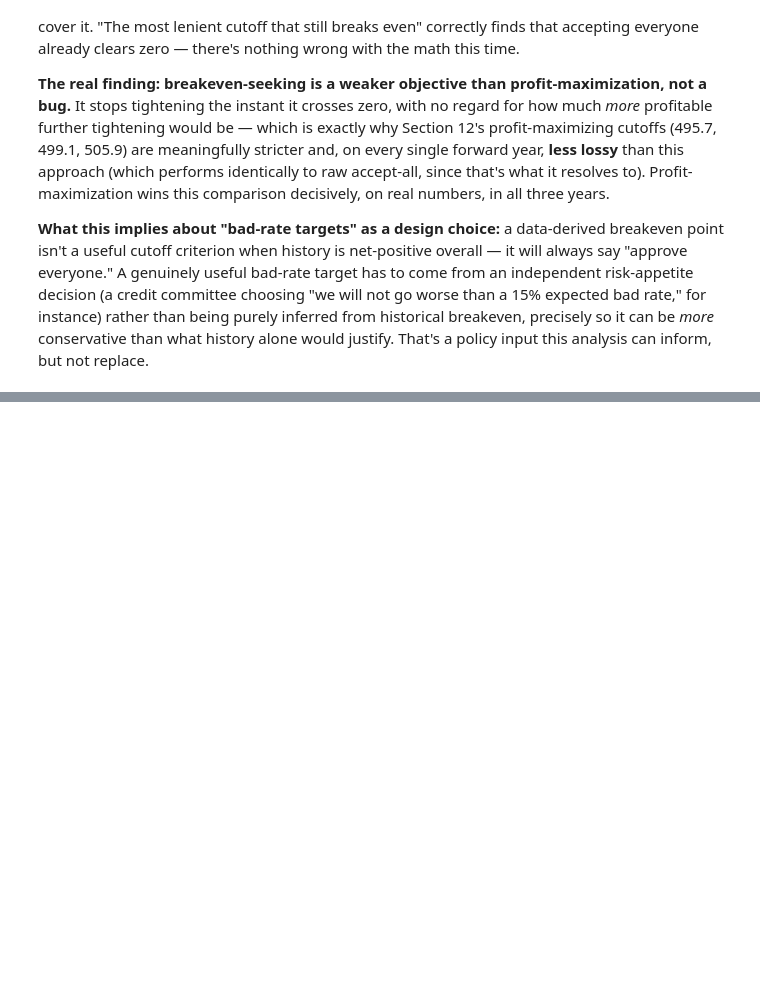
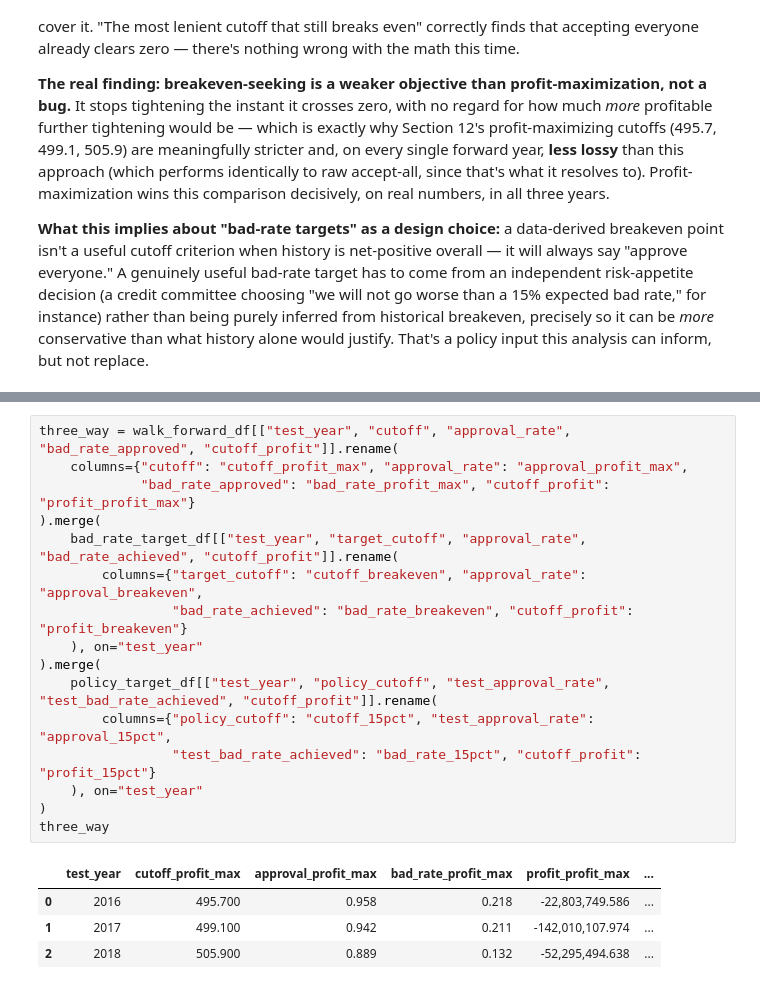
Before and after one commit to andreastio/credit-risk-strategy-lendingclub, a Jupyter notebook: notebooks/scorecard.ipynb, the cells around one changed output, grey strips where cells are left out. Cells and saved outputs as stored; diff of their text form; blank space fills up the shorter version.

```diff
--- a/notebooks/scorecard.ipynb
+++ b/notebooks/scorecard.ipynb
@@ -1299,0 +1378,21 @@ replace.
+# %%
+three_way = walk_forward_df[["test_year", "cutoff", "approval_rate", "bad_rate_approved", "cutoff_profit"]].rename(
+    columns={"cutoff": "cutoff_profit_max", "approval_rate": "approval_profit_max",
+             "bad_rate_approved": "bad_rate_profit_max", "cutoff_profit": "profit_profit_max"}
+).merge(
+    bad_rate_target_df[["test_year", "target_cutoff", "approval_rate", "bad_rate_achieved", "cutoff_profit"]].rename(
+        columns={"target_cutoff": "cutoff_breakeven", "approval_rate": "approval_breakeven",
+                 "bad_rate_achieved": "bad_rate_breakeven", "cutoff_profit": "profit_breakeven"}
+    ), on="test_year"
+).merge(
+    policy_target_df[["test_year", "policy_cutoff", "test_approval_rate", "test_bad_rate_achieved", "cutoff_profit"]].rename(
+        columns={"policy_cutoff": "cutoff_15pct", "test_approval_rate": "approval_15pct",
+                 "test_bad_rate_achieved": "bad_rate_15pct", "cutoff_profit": "profit_15pct"}
+    ), on="test_year"
+)
+three_way
+# %% [output]
+|  | test_year | cutoff_profit_max | approval_profit_max | bad_rate_profit_max | profit_profit_max | ... |
+| 0 | 2016 | 495.700 | 0.958 | 0.218 | -22,803,749.586 | ... |
+| 1 | 2017 | 499.100 | 0.942 | 0.211 | -142,010,107.974 | ... |
+| 2 | 2018 | 505.900 | 0.889 | 0.132 | -52,295,494.638 | ... |
```
Also changed, not shown: parts of 4 cells of this notebook.
